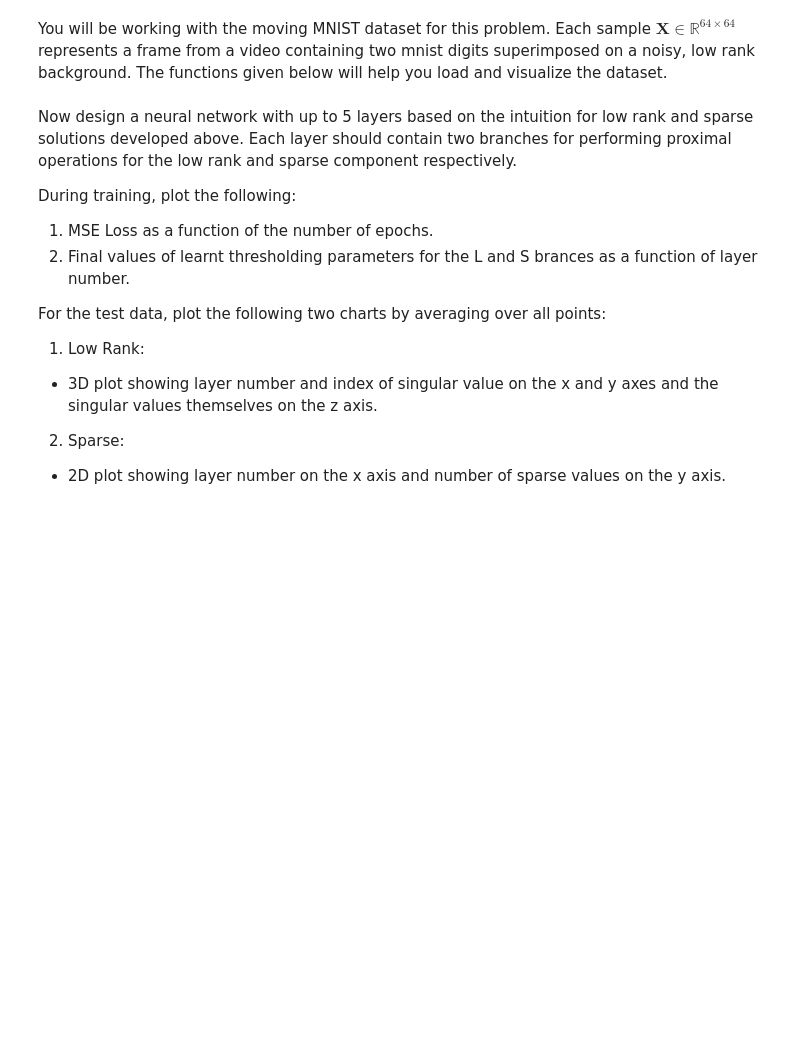
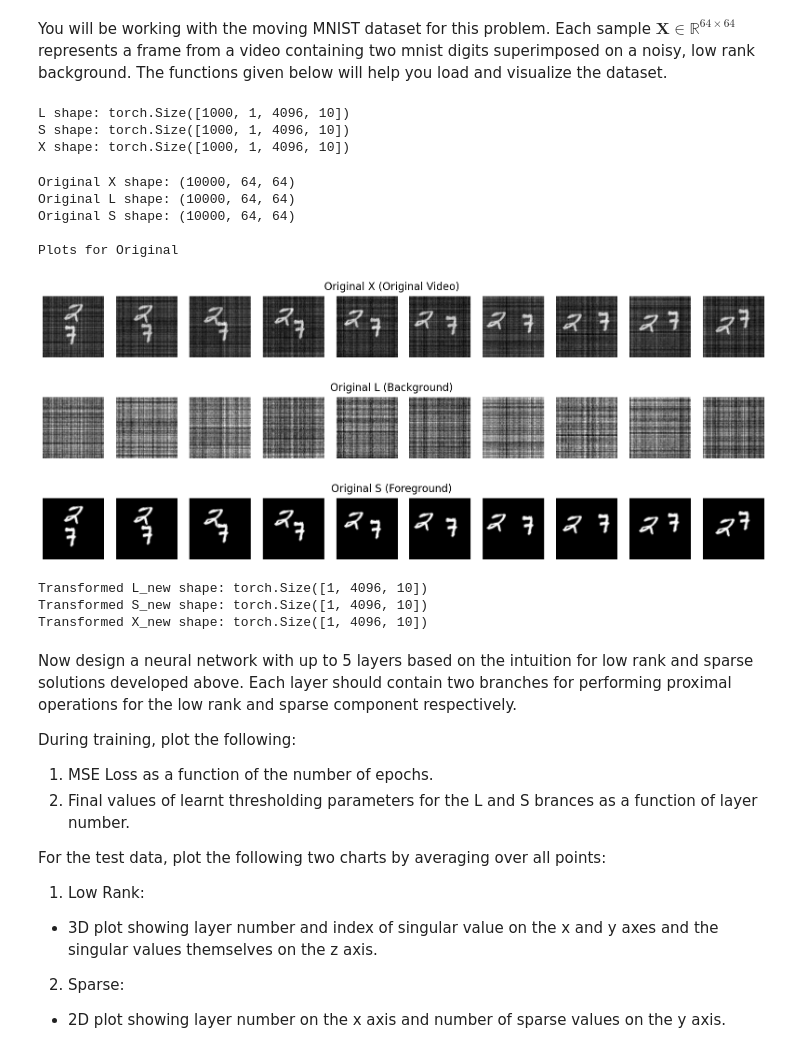
Before and after one commit to BlockchainFreak/ATML_PA2, a Jupyter notebook: solution.ipynb, the cells around one changed output. Saved outputs shown, nothing was run; the diff lists cells and outputs as text; code cells hidden in the pictures; blank space fills up the shorter version.

```diff
--- a/solution.ipynb
+++ b/solution.ipynb
@@ -492,7 +492,7 @@ def load_mnist(filename='moving_mnist.pkl'):
     return L, S, X
 # %%
 # DO NOT MODIFY
-filename = "/content/moving_mnist.pkl"
+filename = "/home/jovyan/moving_mnist.pkl"
 L, S, X = load_mnist(filename=filename)
 dataset = MovingMNISTDataset(L, S, X)
 
@@ -505,6 +505,10 @@ train_dataset, test_dataset = random_split(dataset, [train_size, test_size], gen
 
 train_loader = DataLoader(train_dataset, batch_size=batch_size, shuffle=True, generator=gen)
 test_loader = DataLoader(test_dataset, batch_size=batch_size, shuffle=False)
+# %% [output]
+L shape: torch.Size([1000, 1, 4096, 10])
+S shape: torch.Size([1000, 1, 4096, 10])
+X shape: torch.Size([1000, 1, 4096, 10])
 # %%
 # Display the shape of original data (X)
 print("Original X shape:", X.shape)
@@ -513,34 +517,46 @@ print("Original S shape:", S.shape)
 
 # Plot the first video frames of original X, L, and S
 def plot_video_frames(data, title):
     video_idx = 0  # Selecting the first video (index 0)
-    frames = data[:, video_idx, :, :]  # Shape: (10, 64, 64)
+    frames = data[:10]  # Shape: (10, 64, 64)
 
     # Create a figure with 10 subplots (one for each frame)
     fig, axs = plt.subplots(1, 10, figsize=(20, 2))
     fig.suptitle(title, fontsize=16)
 
     for i in range(10):
         axs[i].imshow(frames[i], cmap='gray')
         axs[i].axis('off')
 
     plt.show()
 
 # Plot original X, L, and S
 print("\nPlots for Original")
 plot_video_frames(X, "Original X (Original Video)")
 plot_video_frames(L, "Original L (Background)")
 plot_video_frames(S, "Original S (Foreground)")
 
 # Simulating transformation via the dataset
 # L_new, S_new, X_new represent transformed data after the dataloader
 L_new, S_new, X_new = dataset[0]  # Dataset returns transformed tensors
 
 # Display the shape of transformed data (L_new, S_new, X_new)
 print("\n")
 print("Transformed L_new shape:", L_new.shape)
 print("Transformed S_new shape:", S_new.shape)
 print("Transformed X_new shape:", X_new.shape)
+# %% [output]
+Original X shape: (10000, 64, 64)
+Original L shape: (10000, 64, 64)
+Original S shape: (10000, 64, 64)
+
+Plots for Original
+[figure, added]
+[figure, added]
+[figure, added]
+Transformed L_new shape: torch.Size([1, 4096, 10])
+Transformed S_new shape: torch.Size([1, 4096, 10])
+Transformed X_new shape: torch.Size([1, 4096, 10])
 # %% [markdown]
 Now design a neural network with up to 5 layers based on the intuition for low rank and sparse solutions developed above. Each layer should contain two branches for performing proximal operations for the low rank and sparse component respectively.
 
```
Also changed, not shown: parts of 15 cells of this notebook.
